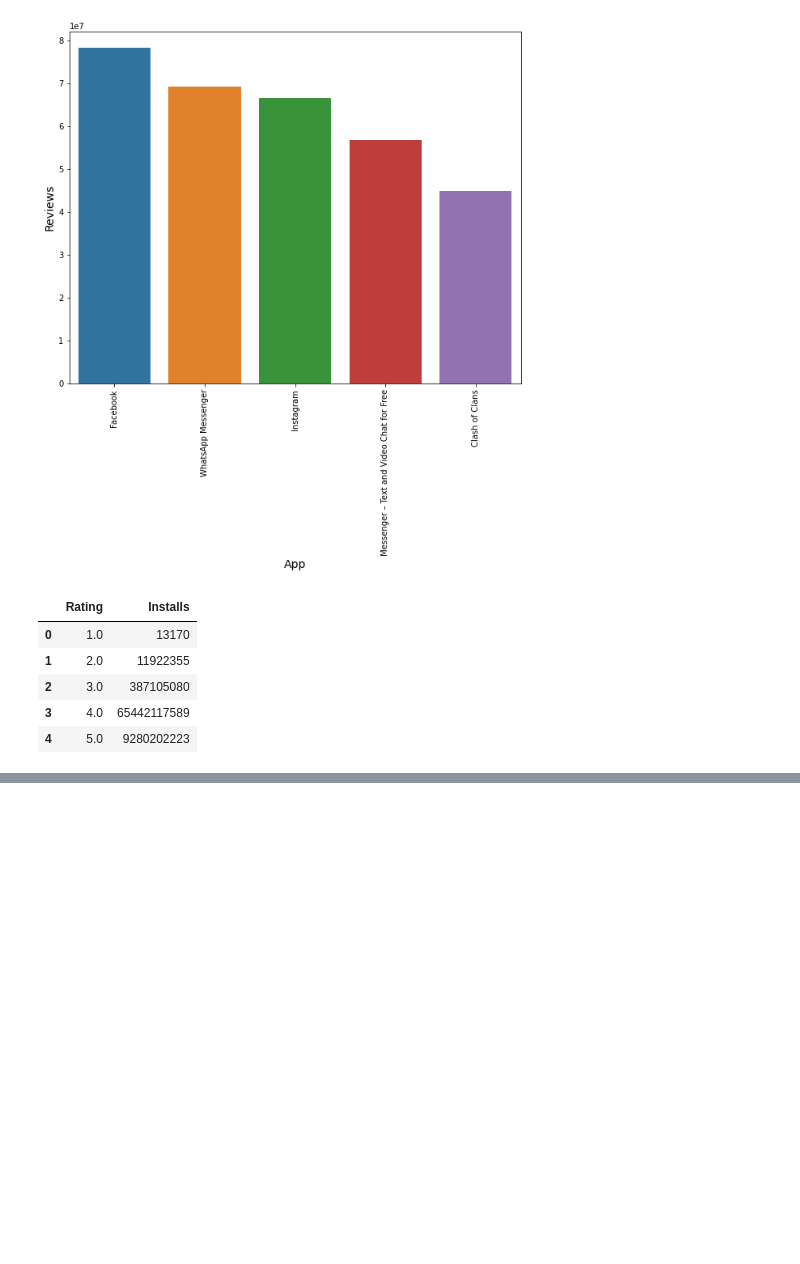
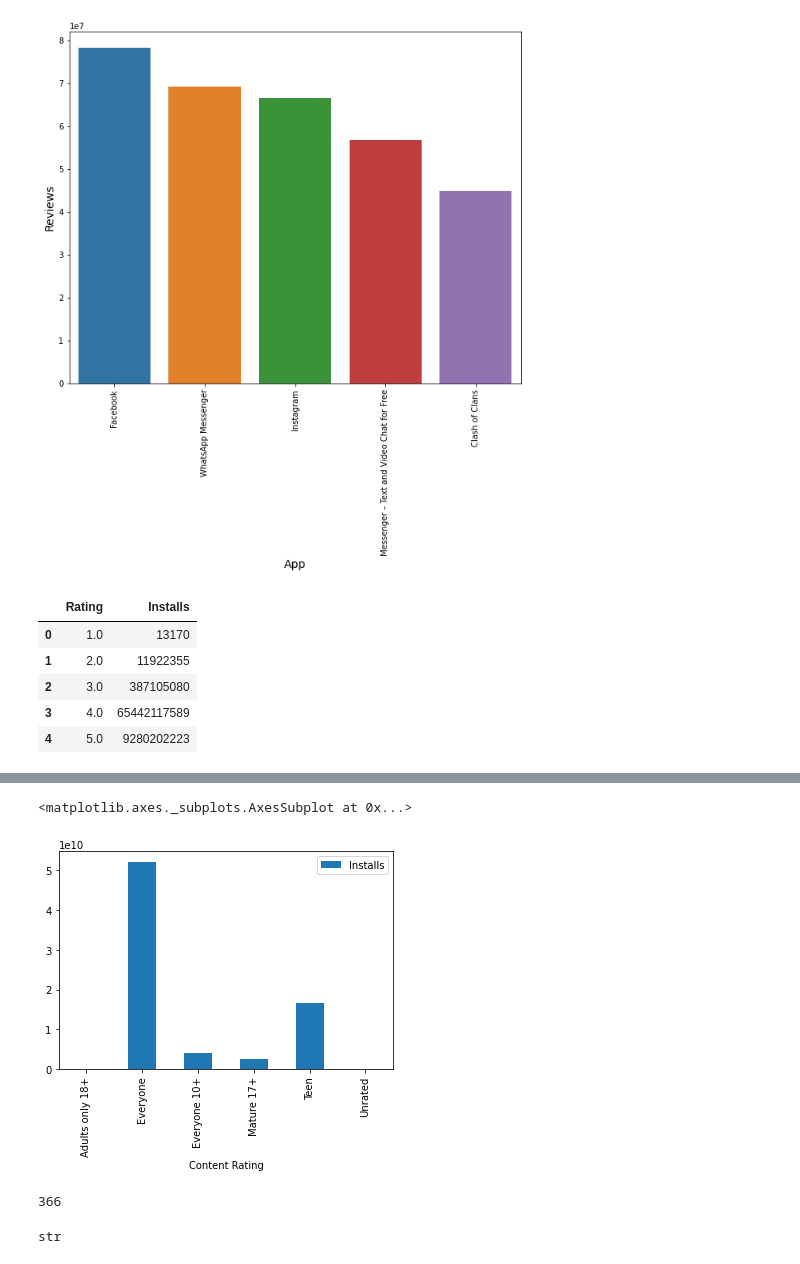
Before and after one commit to Shubham5787/EDA-on-Playstore-Dataset, a Jupyter notebook: EDA_Playstore.ipynb, the cells around one changed output, grey strips where cells are left out. Saved outputs shown, nothing was run; the diff lists cells and outputs as text; code cells hidden in the pictures; blank space fills up the shorter version.

```diff
--- a/EDA_Playstore.ipynb
+++ b/EDA_Playstore.ipynb
@@ -527,0 +554,3 @@ rating_install
+# %%
+acc_to_content = pd.DataFrame(df.groupby('Content Rating' , as_index= False)['Installs'].sum())
+acc_to_content
@@ -527,0 +565,10 @@ rating_install
+# %%
+# here we can see that app for every one has much more downloads as compared to others
+acc_to_content.plot(kind = 'bar' , x = 'Content Rating')
+# %% [output]
+<matplotlib.axes._subplots.AxesSubplot at 0x...>
+[figure, added]
+# %%
+size_vs_downloads = df.groupby('Size')['Installs'].sum()
+# %% [output]
+366
@@ -527,0 +578,4 @@ rating_install
+# %%
+type(df['Size'][1])
+# %% [output]
+str
```
Also changed, not shown: parts of 8 cells of this notebook.
